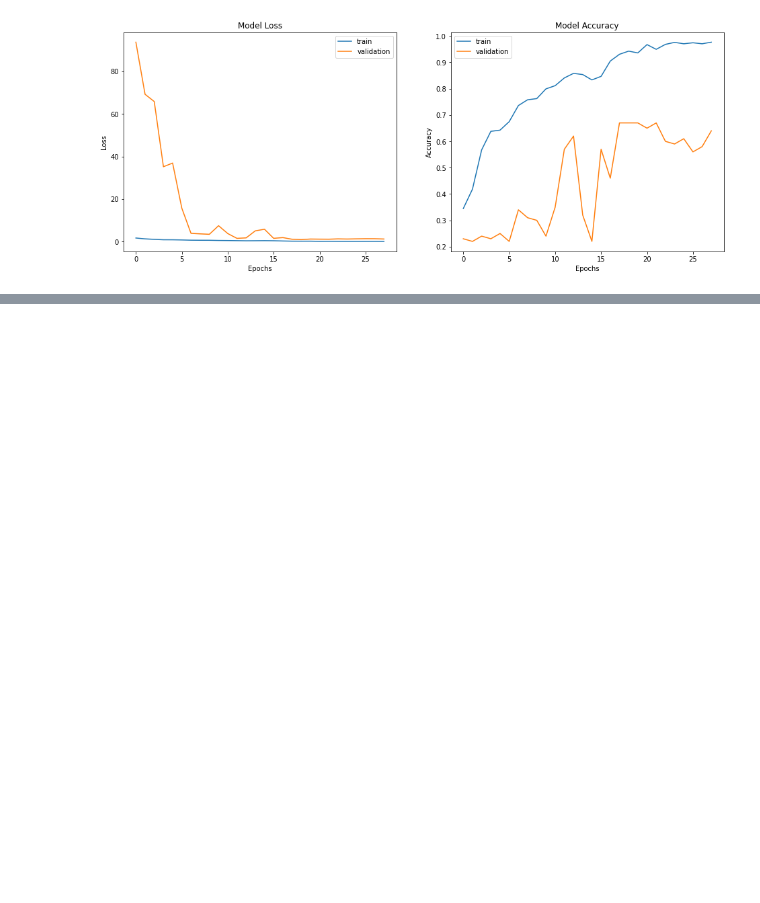
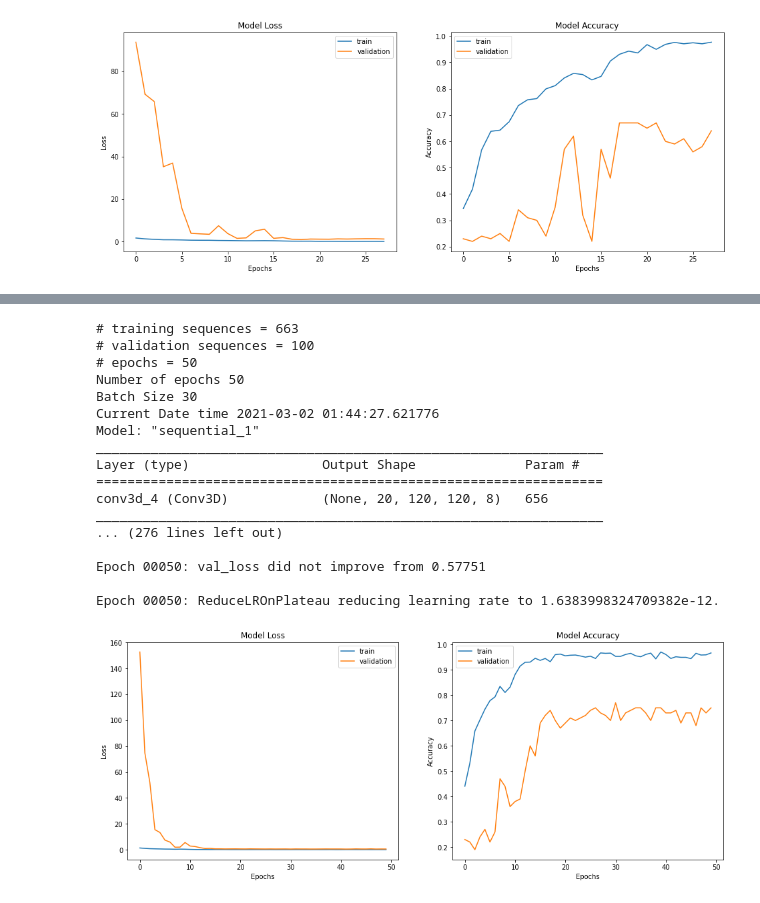
Before and after one commit to ranitha84/gesture_recognition, a Jupyter notebook: Gesture_Recognition.ipynb, the cells around one changed output, grey strips where cells are left out. Drawn from its saved outputs; the diff is of its cells as text; code cells hidden in the pictures; blank space fills up the shorter version.

```diff
--- a/Gesture_Recognition.ipynb
+++ b/Gesture_Recognition.ipynb
@@ -206,6 +226,8 @@ def train_model( model, batch_size, num_epochs, train_generator, val_generator,l
     num_val_sequences = len(val_doc)
     print('# validation sequences =', num_val_sequences)
     print ('# epochs =', num_epochs)
+    print ('learning_rate =', learning_rate)
+
 
     print('Number of epochs {}'.format(num_epochs))
     print('Batch Size {}'.format(batch_size))
@@ -227,7 +249,7 @@ def train_model( model, batch_size, num_epochs, train_generator, val_generator,l
                                  save_weights_only=False,
                                  mode='auto')
 
-    LR = ReduceLROnPlateau(monitor='val_loss',factor=0.2, patience=2, verbose=1)
+    LR = ReduceLROnPlateau(monitor='val_loss',factor=0.2, patience=2, verbose=1,mode='auto')
 
     callbacks_list = [checkpoint, LR]
 
@@ -779,0 +977,35 @@ Epoch 00028: early stopping
+# %%
+batch_size = 30
+num_epochs = 50
+frames_sample = 20
+train_gen = AugmentedDataGenerator(width=120, height=120,number_samples=frames_sample,augment=True)
+val_gen = AugmentedDataGenerator(number_samples=frames_sample,width=120, height=120)
+
+
+train_generator = train_gen.generator(train_path, train_doc, batch_size)
+val_generator = val_gen.generator(val_path, val_doc, batch_size)
+
+model_generator = ModelGenerator(input_shape=(frames_sample,120,120,3))
+
+model = model_generator.model_cv3D4()
+
+train_model(model=model,batch_size=batch_size,num_epochs=num_epochs,train_generator=train_generator,val_generator=val_generator)
+# %% [output]
+# training sequences = 663
+# validation sequences = 100
+# epochs = 50
+Number of epochs 50
+Batch Size 30
+Current Date time 2021-03-02 01:44:27.621776
+Model: "sequential_1"
+_________________________________________________________________
+Layer (type)                 Output Shape              Param #
+=================================================================
+conv3d_4 (Conv3D)            (None, 20, 120, 120, 8)   656
+_________________________________________________________________
+... (276 lines left out)
+
+Epoch 00050: val_loss did not improve from 0.57751
+
+Epoch 00050: ReduceLROnPlateau reducing learning rate to 1.6383998324709382e-12.
+[figure, added]
```
Also changed, not shown: parts of 13 cells of this notebook.
